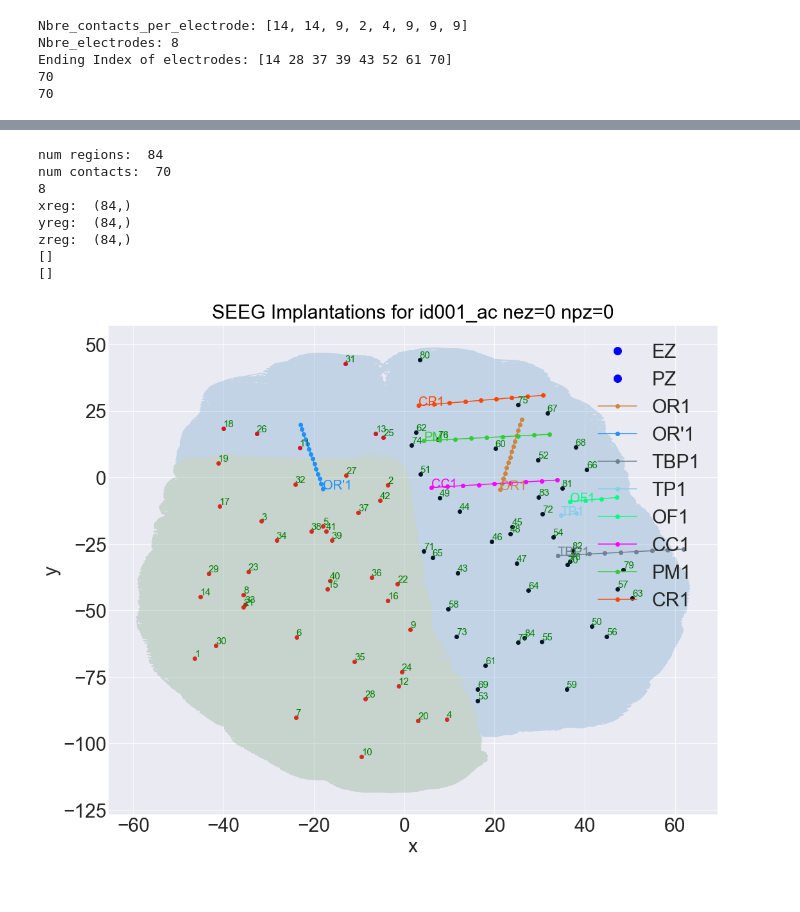
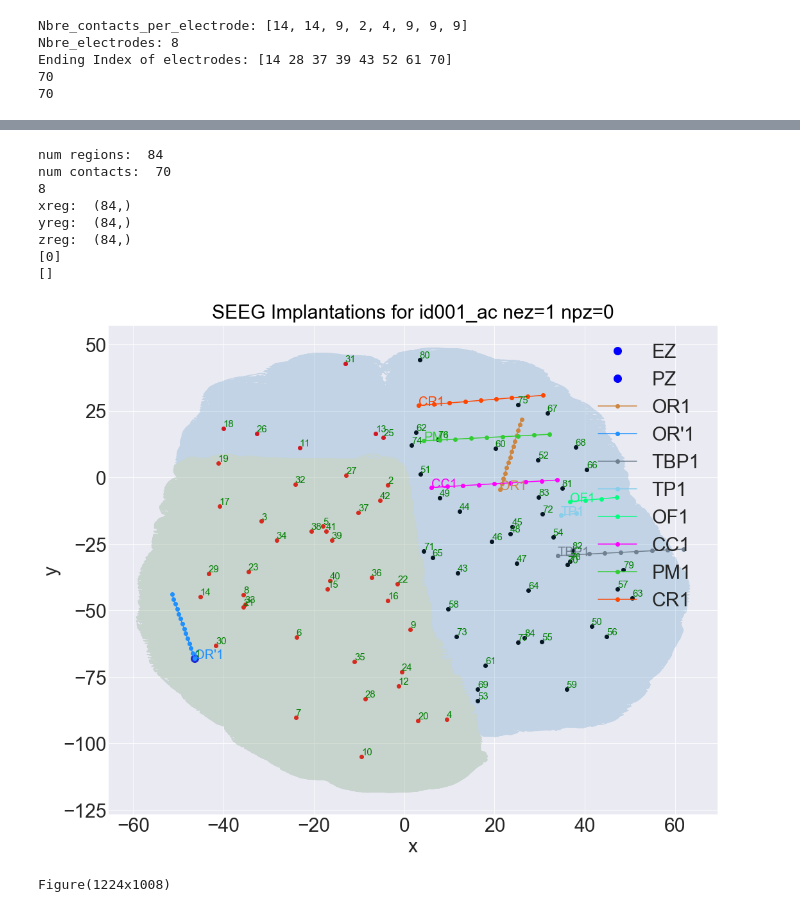
Before and after one commit to adam2392/tng_tvb, a Jupyter notebook: Visualization of All Forward Sim Using tvbsim-visualize.ipynb, the cells around one changed output, grey strips where cells are left out. Saved outputs shown, nothing was run; the diff lists cells and outputs as text; code cells hidden in the pictures.

```diff
--- a/Visualization of All Forward Sim Using tvbsim-visualize.ipynb
+++ b/Visualization of All Forward Sim Using tvbsim-visualize.ipynb
@@ -50,11 +54,11 @@ seeg_xyz = seeg.as_matrix()
  'Surface type': 'CorticalSurface',
  'Valid for simulations': False}
 # %%
-eznum=0
+eznum=1
 pznum=0
 
 # Set the directory and file to read
-outputdir = os.path.join('/Users/adam2392/Documents/pydata/tvb_forwardsim/', patient)
+outputdir = os.path.join('/Users/adam2392/Documents/pydata/tvbforwardsim/movedcontacts', patient)
 if not os.path.exists(outputdir):
     os.mkdir(outputdir)
 filename = os.path.join(outputdir, patient+'_sim_nez'+str(eznum)+\
@@ -100,13 +104,15 @@ movecontact = tvbsim.util.MoveContacts(seeg_labels, seeg_xyz,
                                        region_labels, region_centers, True)
 ezseegindex = []
 for ezindex in ezindices:
-    print "Moving onto current ez index: ", ezindex, " at ", regions[ezindex]
+    print "Moving onto current ez index: ", ezindex, " at ", region_labels[ezindex]
     # find the closest contact index and distance
     ezseegindex, distance = movecontact.findclosestcontact(ezindex)
 
     print ezseegindex, distance
     print seeg_labels[ezseegindex]
 
+ezseegindex = [ezseegindex]
+
 # initialize dsp object to perform dsp fitlering
 # dspobject = sp.filters.SignalProcessing(seegts)
 # seegts = dspobject.filterrawdata(freqrange=[59.5, 60.5], )
@@ -225,13 +280,25 @@ chanstoplot are:  [ 0  1  2  3  4  5  6  7  8  9 10 11 12 13 14 15 16 17 18 19 2
 # %%
+# rawplotter = tvbsim.visualize.RawPlotter()
 rawplotter.initializefig(figsize=(17,14))
-rawplotter.plotcontactsinbrain(cort_surf, region_centers, region_labels, seeg_xyz, seeg_labels, incr_cont, patient, ezindices, pzindices=[])
+brainfig = rawplotter.plotcontactsinbrain(cort_surf, region_centers, region_labels, seeg_xyz, seeg_labels, incr_cont, patient, ezindices, pzindices=[])
+
+figfile = os.path.join('/Users/adam2392/Documents/pydata/figures/',
+            patient+'_sim_nez'+str(eznum)+'_npz'+str(pznum) + '_brainhemis.pdf')
+brainfig.savefig(figfile, bbox_inches='tight')
 # %% [output]
 num regions:  84
 num contacts:  70
 8
 xreg:  (84,)
 yreg:  (84,)
 zreg:  (84,)
+[0]
 []
-[]
-[figure, old version]
+[figure, new version]
+# %%
+brainfig = rawplotter.fig
+print brainfig
+# print rawplotter.axes
+brainfig.savefig(figfile, bbox_inches='tight')
+# %% [output]
+Figure(1224x1008)
```
Also changed, not shown: parts of 7 cells of this notebook, 4 other files.
